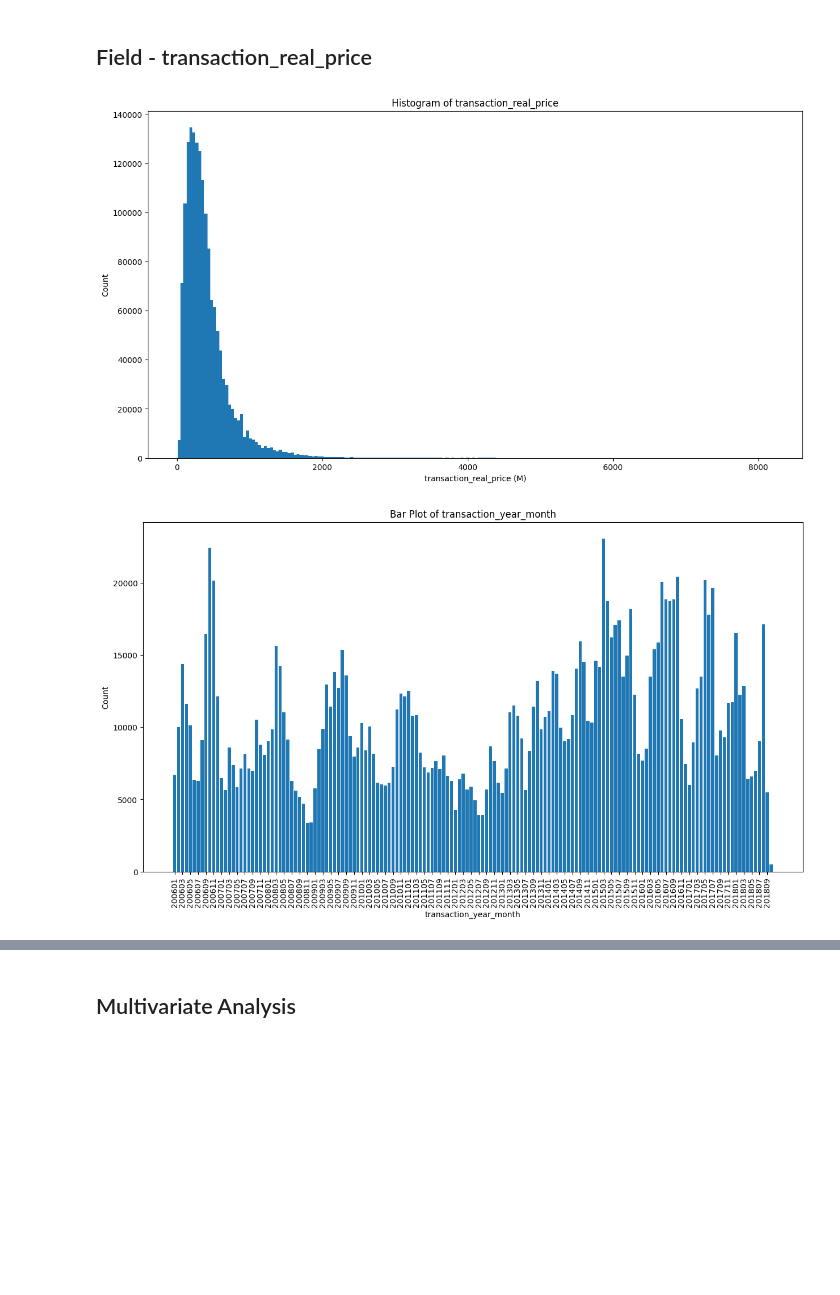
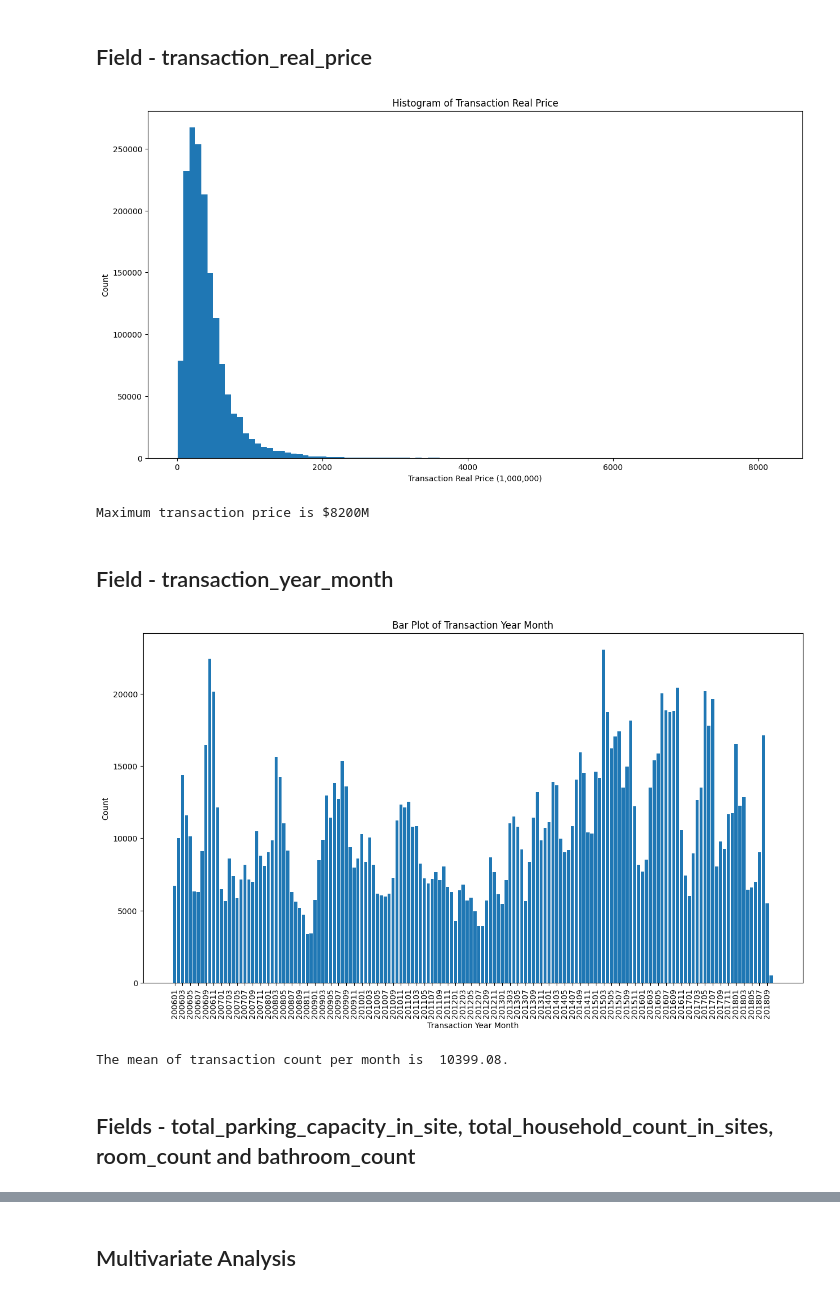
Before and after one commit to tklsimon/housing-price-prediction, a Jupyter notebook: STAT8017 Project.ipynb, the cells around one changed output, grey strips where cells are left out. Drawn from its saved outputs; the diff is of its cells as text; code cells hidden in the pictures; blank space fills up the shorter version.

```diff
--- a/STAT8017 Project.ipynb
+++ b/STAT8017 Project.ipynb
@@ -216,28 +216,44 @@ price_train_df[price_train_df["city"] == 1][["latitude", "longitude"]].head(3)
 # %% [markdown]
 ## Field - transaction_real_price
 # %%
+# Histogram of Transaction Real Price
 fig, ax = plt.subplots(figsize=(15, 8))
-plt.hist(price_train_df["transaction_real_price"]/1000000, bins=200)
-plt.title('Histogram of transaction_real_price')
-plt.xlabel('transaction_real_price (M)')
+plt.hist(price_train_df["transaction_real_price"]/1000000, bins=100)
+plt.title('Histogram of Transaction Real Price')
+plt.xlabel('Transaction Real Price (1,000,000)')
 plt.ylabel('Count')
 plt.show()
 # %% [output]
-[figure, old version]
+[figure, new version]
+# %%
+print(f"Maximum transaction price is ${int(price_train_df['transaction_real_price'].max()/1000000)}M")
+# %% [output]
+Maximum transaction price is $8200M
+# %% [markdown]
+## Field - transaction_year_month
 # %%
+# Bar plot of Transaction Year Month
 fig, ax = plt.subplots(figsize=(15, 8))
 # Drop missing values (NA) and calculate the counts of each value
-val_count = price_train_df["transaction_year_month"].astype("str").dropna().value_counts()
+val_count = price_train_df["transaction_year_month"].dropna().astype("str").value_counts()
 val_count = val_count.sort_index()
+
+val_mean = val_count.mean()
+
 # Draw bar plot
 plt.bar(val_count.index, val_count.values)
-plt.title('Bar Plot of transaction_year_month')
-plt.xlabel('transaction_year_month')
+plt.title('Bar Plot of Transaction Year Month')
+plt.xlabel('Transaction Year Month')
 plt.ylabel('Count')
 plt.xticks(range(len(val_count.index))[::2], val_count.index[::2], rotation=90)
 plt.show()
+
+print(f"The mean of transaction count per month is {val_mean: .2f}.")
 # %% [output]
 [figure]
+The mean of transaction count per month is  10399.08.
+# %% [markdown]
+## Fields - total_parking_capacity_in_site, total_household_count_in_sites, room_count and bathroom_count
 # %%
 # Create a figure and add the axes for subgraphs
 fig, axes = plt.subplots(nrows=2, ncols=2, figsize=(12, 8))
```
Also changed, not shown: parts of 9 cells of this notebook.
